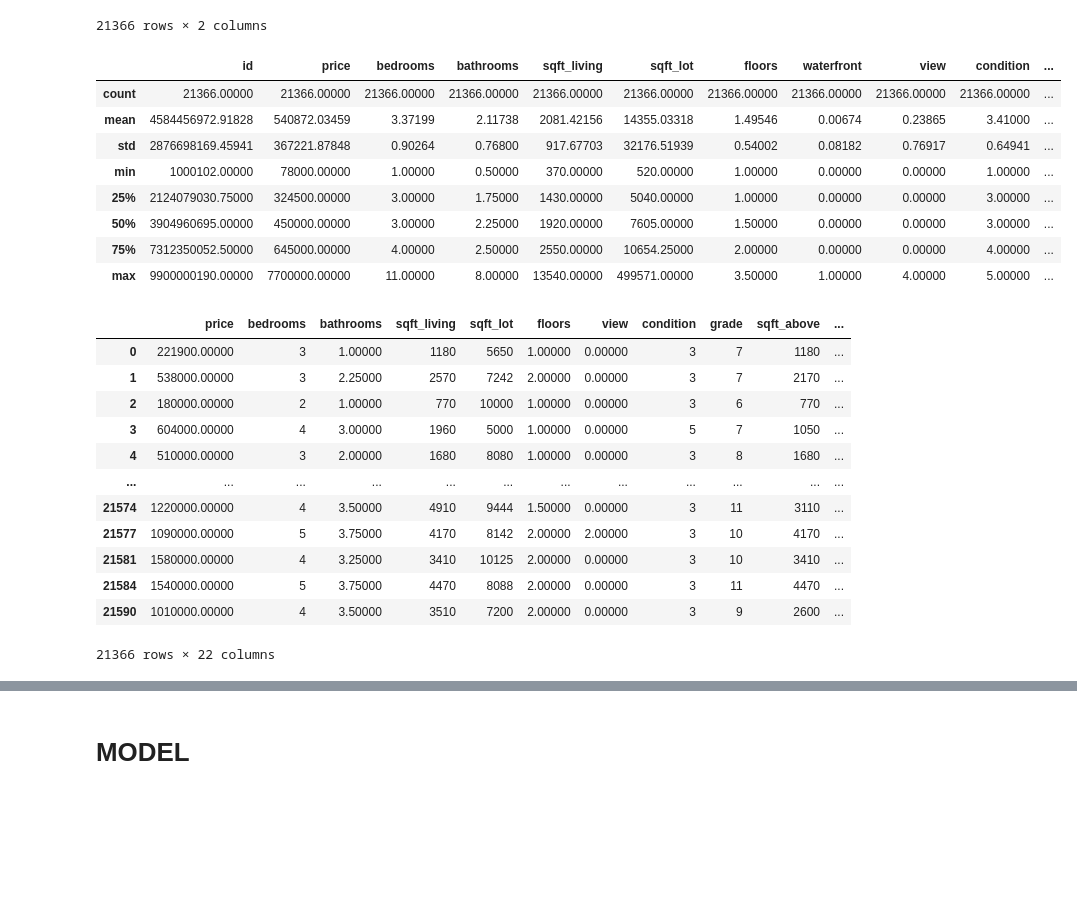
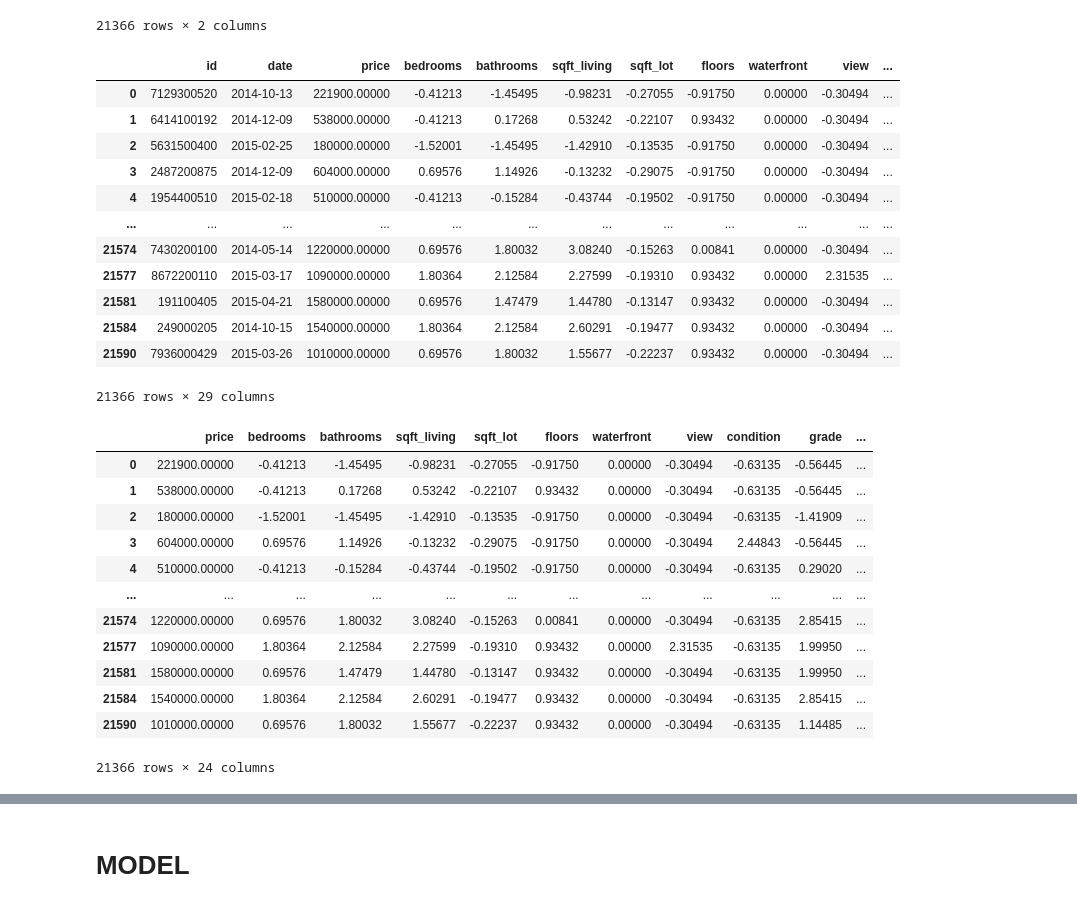
Before and after one commit to kuninethan95/dsc-phase-2-project, a Jupyter notebook: index_OSEMN_plus_mvp.ipynb, the cells around one changed output, grey strips where cells are left out. Cells and saved outputs as stored; diff of their text form; code cells hidden in the pictures; blank space fills up the shorter version.

```diff
--- a/index_OSEMN_plus_mvp.ipynb
+++ b/index_OSEMN_plus_mvp.ipynb
@@ -1040,3 +1009,7 @@ scaler = StandardScaler()
 scaler
 # %% [output]
 StandardScaler()
+# %%
+df_scaled = df_model.copy()
+df_scaled[num_cols] = scaler.fit_transform(df_scaled[num_cols])
+df_scaled
@@ -1081,16 +1058,23 @@ df_ohe
 # %%
 # Put together numeric and categorical columns
 # How does it know to drop the original columns that are categorical?
-df_model=pd.concat([df_model, df_ohe], axis=1)
-df_model.describe()
+
+# change name for concatenated
+
+df_scaled_catnum=pd.concat([df_scaled, df_ohe], axis=1)
+df_scaled_catnum
 # %% [output]
-|  | id | price | bedrooms | bathrooms | sqft_living | sqft_lot | floors | waterfront | view | condition | ... |
-| count | 21366.00000 | 21366.00000 | 21366.00000 | 21366.00000 | 21366.00000 | 21366.00000 | 21366.00000 | 21366.00000 | 21366.00000 | 21366.00000 | ... |
-| mean | 4584456972.91828 | 540872.03459 | 3.37199 | 2.11738 | 2081.42156 | 14355.03318 | 1.49546 | 0.00674 | 0.23865 | 3.41000 | ... |
-| std | 2876698169.45941 | 367221.87848 | 0.90264 | 0.76800 | 917.67703 | 32176.51939 | 0.54002 | 0.08182 | 0.76917 | 0.64941 | ... |
-| min | 1000102.00000 | 78000.00000 | 1.00000 | 0.50000 | 370.00000 | 520.00000 | 1.00000 | 0.00000 | 0.00000 | 1.00000 | ... |
-| 25% | 2124079030.75000 | 324500.00000 | 3.00000 | 1.75000 | 1430.00000 | 5040.00000 | 1.00000 | 0.00000 | 0.00000 | 3.00000 | ... |
-| 50% | 3904960695.00000 | 450000.00000 | 3.00000 | 2.25000 | 1920.00000 | 7605.00000 | 1.50000 | 0.00000 | 0.00000 | 3.00000 | ... |
-| 75% | 7312350052.50000 | 645000.00000 | 4.00000 | 2.50000 | 2550.00000 | 10654.25000 | 2.00000 | 0.00000 | 0.00000 | 4.00000 | ... |
-| max | 9900000190.00000 | 7700000.00000 | 11.00000 | 8.00000 | 13540.00000 | 499571.00000 | 3.50000 | 1.00000 | 4.00000 | 5.00000 | ... |
+|  | id | date | price | bedrooms | bathrooms | sqft_living | sqft_lot | floors | waterfront | view | ... |
+| 0 | 7129300520 | 2014-10-13 | 221900.00000 | -0.41213 | -1.45495 | -0.98231 | -0.27055 | -0.91750 | 0.00000 | -0.30494 | ... |
+| 1 | 6414100192 | 2014-12-09 | 538000.00000 | -0.41213 | 0.17268 | 0.53242 | -0.22107 | 0.93432 | 0.00000 | -0.30494 | ... |
+| 2 | 5631500400 | 2015-02-25 | 180000.00000 | -1.52001 | -1.45495 | -1.42910 | -0.13535 | -0.91750 | 0.00000 | -0.30494 | ... |
+| 3 | 2487200875 | 2014-12-09 | 604000.00000 | 0.69576 | 1.14926 | -0.13232 | -0.29075 | -0.91750 | 0.00000 | -0.30494 | ... |
+| 4 | 1954400510 | 2015-02-18 | 510000.00000 | -0.41213 | -0.15284 | -0.43744 | -0.19502 | -0.91750 | 0.00000 | -0.30494 | ... |
+| ... | ... | ... | ... | ... | ... | ... | ... | ... | ... | ... | ... |
+| 21574 | 7430200100 | 2014-05-14 | 1220000.00000 | 0.69576 | 1.80032 | 3.08240 | -0.15263 | 0.00841 | 0.00000 | -0.30494 | ... |
+| 21577 | 8672200110 | 2015-03-17 | 1090000.00000 | 1.80364 | 2.12584 | 2.27599 | -0.19310 | 0.93432 | 0.00000 | 2.31535 | ... |
+| 21581 | 191100405 | 2015-04-21 | 1580000.00000 | 0.69576 | 1.47479 | 1.44780 | -0.13147 | 0.93432 | 0.00000 | -0.30494 | ... |
+| 21584 | 249000205 | 2014-10-15 | 1540000.00000 | 1.80364 | 2.12584 | 2.60291 | -0.19477 | 0.93432 | 0.00000 | -0.30494 | ... |
+| 21590 | 7936000429 | 2015-03-26 | 1010000.00000 | 0.69576 | 1.80032 | 1.55677 | -0.22237 | 0.93432 | 0.00000 | -0.30494 | ... |
+21366 rows × 29 columns
 # %%
@@ -1098,20 +1082,20 @@ df_model = df_model.drop(['id', 'date','zipcode','lat', 'long', 'Exp_inexp', 'wa
 # %%
-df_model = df_model.rename({'waterfront_1.0':'waterfront_1'}, axis=1)
-df_model
+df_scaled_catnum = df_scaled_catnum.rename({'waterfront_1.0':'waterfront_1'}, axis=1)
+df_scaled_catnum
 # %% [output]
-|  | price | bedrooms | bathrooms | sqft_living | sqft_lot | floors | view | condition | grade | sqft_above | ... |
-| 0 | 221900.00000 | 3 | 1.00000 | 1180 | 5650 | 1.00000 | 0.00000 | 3 | 7 | 1180 | ... |
-| 1 | 538000.00000 | 3 | 2.25000 | 2570 | 7242 | 2.00000 | 0.00000 | 3 | 7 | 2170 | ... |
-| 2 | 180000.00000 | 2 | 1.00000 | 770 | 10000 | 1.00000 | 0.00000 | 3 | 6 | 770 | ... |
-| 3 | 604000.00000 | 4 | 3.00000 | 1960 | 5000 | 1.00000 | 0.00000 | 5 | 7 | 1050 | ... |
-| 4 | 510000.00000 | 3 | 2.00000 | 1680 | 8080 | 1.00000 | 0.00000 | 3 | 8 | 1680 | ... |
+|  | price | bedrooms | bathrooms | sqft_living | sqft_lot | floors | waterfront | view | condition | grade | ... |
+| 0 | 221900.00000 | -0.41213 | -1.45495 | -0.98231 | -0.27055 | -0.91750 | 0.00000 | -0.30494 | -0.63135 | -0.56445 | ... |
+| 1 | 538000.00000 | -0.41213 | 0.17268 | 0.53242 | -0.22107 | 0.93432 | 0.00000 | -0.30494 | -0.63135 | -0.56445 | ... |
+| 2 | 180000.00000 | -1.52001 | -1.45495 | -1.42910 | -0.13535 | -0.91750 | 0.00000 | -0.30494 | -0.63135 | -1.41909 | ... |
+| 3 | 604000.00000 | 0.69576 | 1.14926 | -0.13232 | -0.29075 | -0.91750 | 0.00000 | -0.30494 | 2.44843 | -0.56445 | ... |
+| 4 | 510000.00000 | -0.41213 | -0.15284 | -0.43744 | -0.19502 | -0.91750 | 0.00000 | -0.30494 | -0.63135 | 0.29020 | ... |
 | ... | ... | ... | ... | ... | ... | ... | ... | ... | ... | ... | ... |
-| 21574 | 1220000.00000 | 4 | 3.50000 | 4910 | 9444 | 1.50000 | 0.00000 | 3 | 11 | 3110 | ... |
-| 21577 | 1090000.00000 | 5 | 3.75000 | 4170 | 8142 | 2.00000 | 2.00000 | 3 | 10 | 4170 | ... |
-| 21581 | 1580000.00000 | 4 | 3.25000 | 3410 | 10125 | 2.00000 | 0.00000 | 3 | 10 | 3410 | ... |
-| 21584 | 1540000.00000 | 5 | 3.75000 | 4470 | 8088 | 2.00000 | 0.00000 | 3 | 11 | 4470 | ... |
-| 21590 | 1010000.00000 | 4 | 3.50000 | 3510 | 7200 | 2.00000 | 0.00000 | 3 | 9 | 2600 | ... |
+| 21574 | 1220000.00000 | 0.69576 | 1.80032 | 3.08240 | -0.15263 | 0.00841 | 0.00000 | -0.30494 | -0.63135 | 2.85415 | ... |
+| 21577 | 1090000.00000 | 1.80364 | 2.12584 | 2.27599 | -0.19310 | 0.93432 | 0.00000 | 2.31535 | -0.63135 | 1.99950 | ... |
+| 21581 | 1580000.00000 | 0.69576 | 1.47479 | 1.44780 | -0.13147 | 0.93432 | 0.00000 | -0.30494 | -0.63135 | 1.99950 | ... |
+| 21584 | 1540000.00000 | 1.80364 | 2.12584 | 2.60291 | -0.19477 | 0.93432 | 0.00000 | -0.30494 | -0.63135 | 2.85415 | ... |
+| 21590 | 1010000.00000 | 0.69576 | 1.80032 | 1.55677 | -0.22237 | 0.93432 | 0.00000 | -0.30494 | -0.63135 | 1.14485 | ... |
-21366 rows × 22 columns
+21366 rows × 24 columns
 # %%
 # Run an intial regression with standardized data
 # Include categorical variables
```
Also changed, not shown: parts of 45 cells of this notebook.
